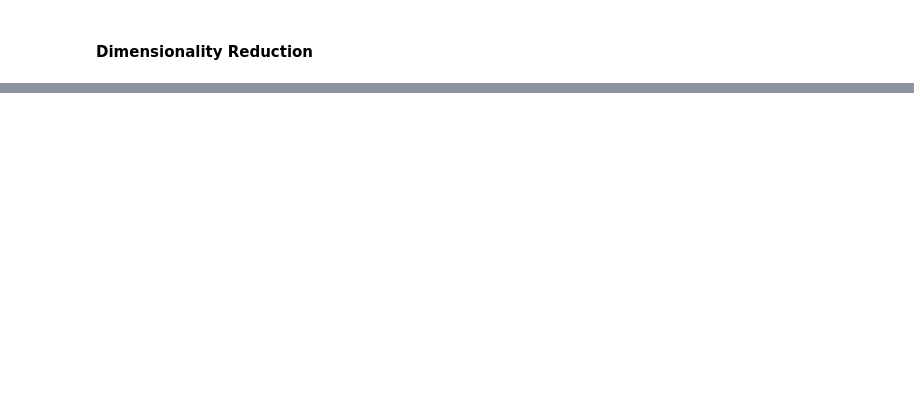
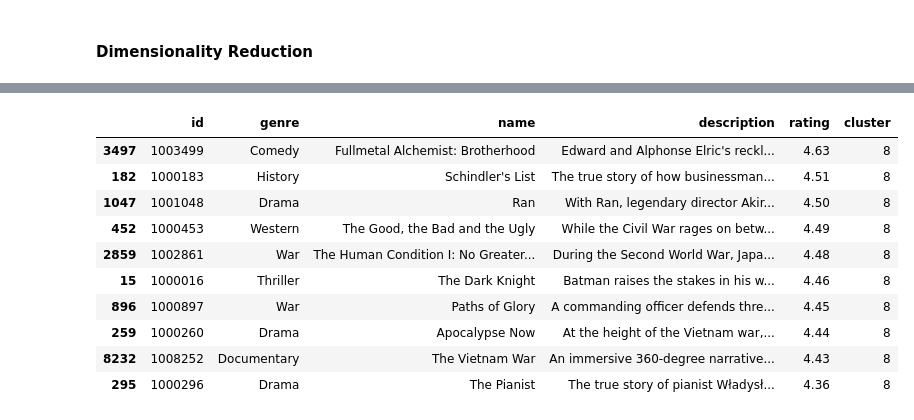
Before and after one commit to CS-180-Group-4/Movie-Recommendation-System, a Jupyter notebook: project_notebook.ipynb, the cells around one changed output, grey strips where cells are left out. Drawn from its saved outputs; the diff is of its cells as text; code cells hidden in the pictures; blank space fills up the shorter version.

```diff
--- a/project_notebook.ipynb
+++ b/project_notebook.ipynb
@@ -146,0 +126,4 @@ Cluster 18: father son mother daughter young family life death man girl
+# %%
+optimal_k = 15
+centers, y_kmeans, inertia = clusterer.computeKMeans(optimal_k)
+clusterer.getClusters(optimal_k, centers, features, lsa)
@@ -146,0 +146,15 @@ Cluster 18: father son mother daughter young family life death man girl
+# %%
+X_train_clustered = X_train.assign(cluster=y_kmeans)
+X_train_clustered.loc[X_train_clustered['cluster'] == 8].sort_values('rating', ascending=False).head(10)
+# %% [output]
+|  | id | genre | name | description | rating | cluster |
+| 3497 | 1003499 | Comedy | Fullmetal Alchemist: Brotherhood | Edward and Alphonse Elric's reckl... | 4.63 | 8 |
+| 182 | 1000183 | History | Schindler's List | The true story of how businessman... | 4.51 | 8 |
+| 1047 | 1001048 | Drama | Ran | With Ran, legendary director Akir... | 4.50 | 8 |
+| 452 | 1000453 | Western | The Good, the Bad and the Ugly | While the Civil War rages on betw... | 4.49 | 8 |
+| 2859 | 1002861 | War | The Human Condition I: No Greater... | During the Second World War, Japa... | 4.48 | 8 |
+| 15 | 1000016 | Thriller | The Dark Knight | Batman raises the stakes in his w... | 4.46 | 8 |
+| 896 | 1000897 | War | Paths of Glory | A commanding officer defends thre... | 4.45 | 8 |
+| 259 | 1000260 | Drama | Apocalypse Now | At the height of the Vietnam war,... | 4.44 | 8 |
+| 8232 | 1008252 | Documentary | The Vietnam War | An immersive 360-degree narrative... | 4.43 | 8 |
+| 295 | 1000296 | Drama | The Pianist | The true story of pianist Władysł... | 4.36 | 8 |
```
Also changed, not shown: parts of 14 cells of this notebook, 2 other files.
